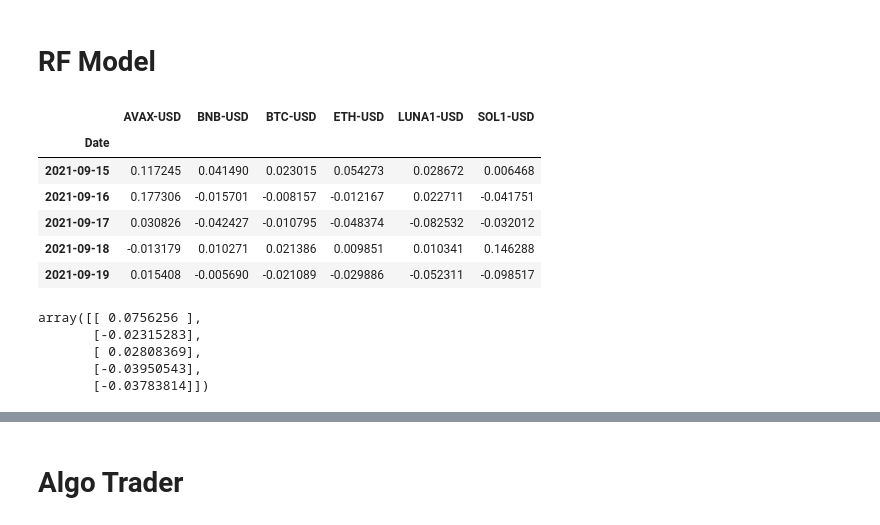
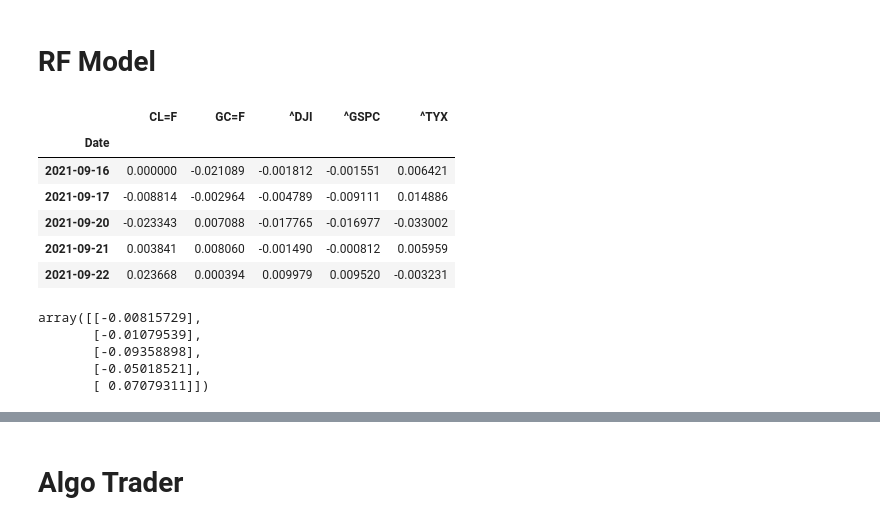
Before and after one commit to JDY320/project2, a Jupyter notebook: finalcode.ipynb, the cells around one changed output, grey strips where cells are left out. Drawn from its saved outputs; the diff is of its cells as text; code cells hidden in the pictures.

```diff
--- a/finalcode.ipynb
+++ b/finalcode.ipynb
@@ -20,6 +20,13 @@ def asset_df(*x):
     df = data['Close'].dropna()
     return df
 # %%
-df = asset_df('BTC-USD','ETH-USD','SOL1-USD','AVAX-USD','LUNA1-USD','BNB-USD','MATIC-USD')
+# Dow = ^DJI
+# SP500 = ^GSPC
+# 30-Year TSY = ^TYX
+# Crypto pairs 'CRYPTOTICKER-USD'
+# Gold 'GC=F'
+# Oil 'CL=F'
+
+df = asset_df('BTC-USD','^DJI','^GSPC','^TYX','GC=F','CL=F')
 df
 # %% [output]
@@ -57,27 +64,28 @@ pct_chg_df = pct_chg_df.dropna()
 # RF Model
 # %%
 # Define features set
+# Manually Change the first arugument to whatever you want to predict
 X = pct_chg_df.copy()
-X.drop("MATIC-USD", axis=1, inplace=True)
+X.drop("BTC-USD", axis=1, inplace=True)
 X.head()
 # %% [output]
-|  | AVAX-USD | BNB-USD | BTC-USD | ETH-USD | LUNA1-USD | SOL1-USD |
-| Date |  |  |  |  |  |  |
-| 2021-09-15 | 0.117245 | 0.041490 | 0.023015 | 0.054273 | 0.028672 | 0.006468 |
-| 2021-09-16 | 0.177306 | -0.015701 | -0.008157 | -0.012167 | 0.022711 | -0.041751 |
-| 2021-09-17 | 0.030826 | -0.042427 | -0.010795 | -0.048374 | -0.082532 | -0.032012 |
-| 2021-09-18 | -0.013179 | 0.010271 | 0.021386 | 0.009851 | 0.010341 | 0.146288 |
-| 2021-09-19 | 0.015408 | -0.005690 | -0.021089 | -0.029886 | -0.052311 | -0.098517 |
+|  | CL=F | GC=F | ^DJI | ^GSPC | ^TYX |
+| Date |  |  |  |  |  |
+| 2021-09-16 | 0.000000 | -0.021089 | -0.001812 | -0.001551 | 0.006421 |
+| 2021-09-17 | -0.008814 | -0.002964 | -0.004789 | -0.009111 | 0.014886 |
+| 2021-09-20 | -0.023343 | 0.007088 | -0.017765 | -0.016977 | -0.033002 |
+| 2021-09-21 | 0.003841 | 0.008060 | -0.001490 | -0.000812 | 0.005959 |
+| 2021-09-22 | 0.023668 | 0.000394 | 0.009979 | 0.009520 | -0.003231 |
 # %%
 # Define target vector
-y = pct_chg_df["MATIC-USD"].values.reshape(-1, 1)
+y = pct_chg_df["BTC-USD"].values.reshape(-1, 1)
 y[:5]
 # %% [output]
-array([[ 0.0756256 ],
-       [-0.02315283],
-       [ 0.02808369],
-       [-0.03950543],
-       [-0.03783814]])
+array([[-0.00815729],
+       [-0.01079539],
+       [-0.09358898],
+       [-0.05018521],
+       [ 0.07079311]])
 # %%
 # Create function for RF Model
 
```
Also changed, not shown: parts of 11 cells of this notebook.
